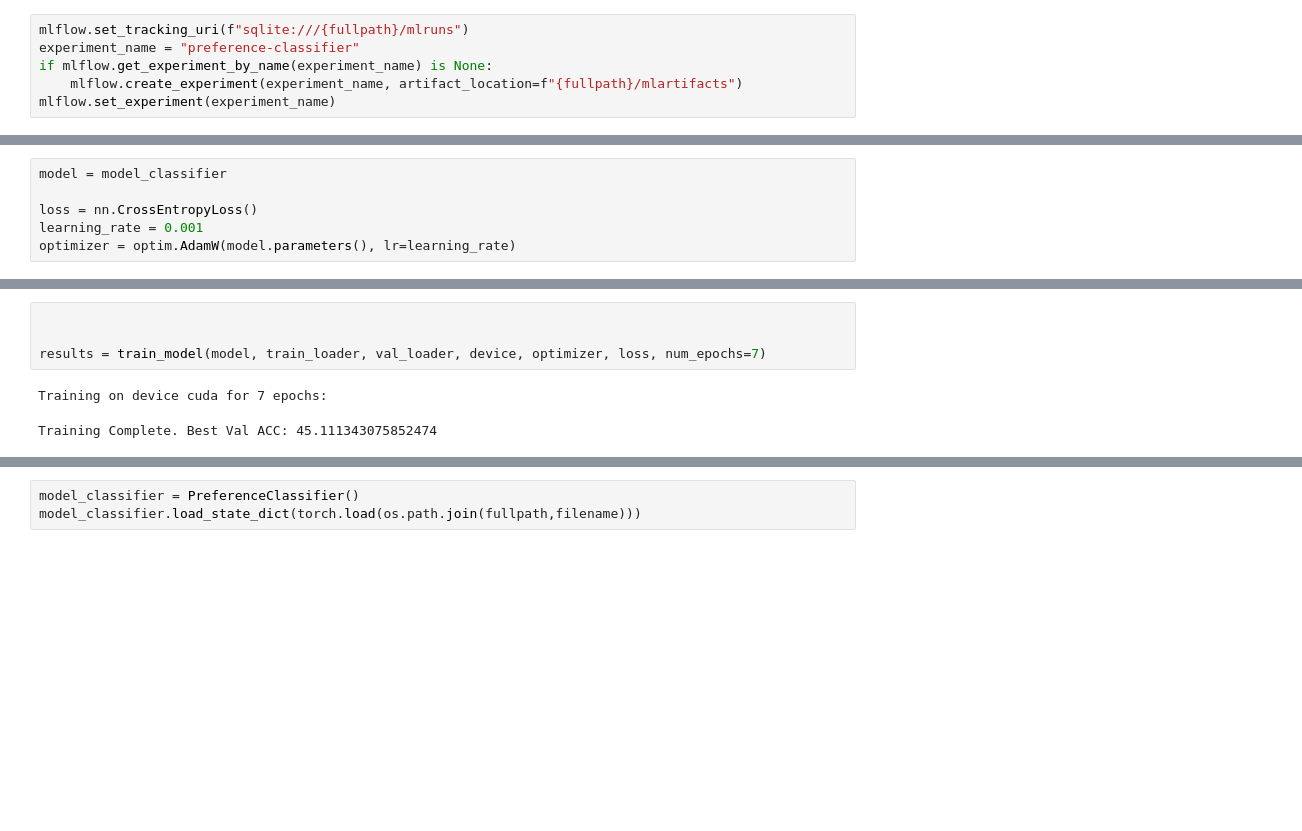
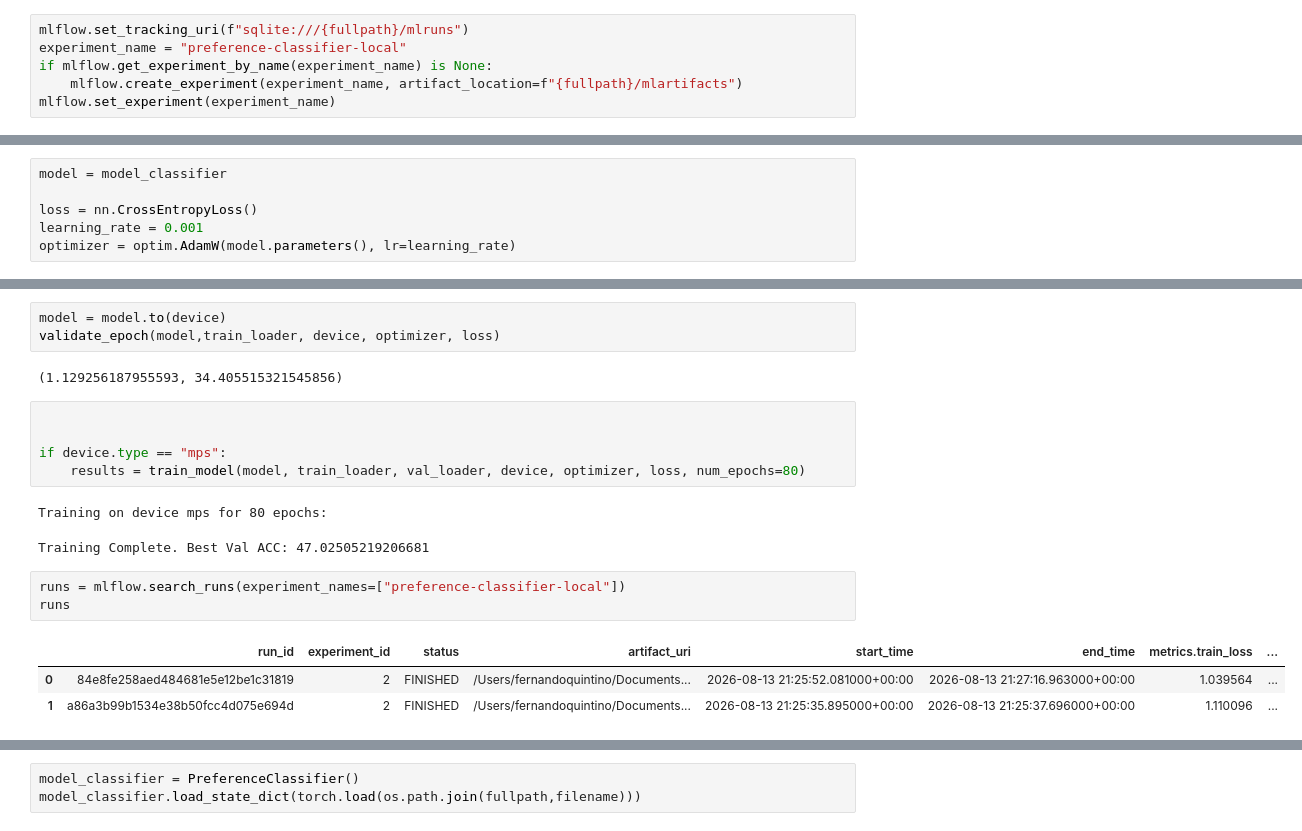
Before and after one commit to fernandoquintino/llm-classification-finetuning, a Jupyter notebook: LLM_kaggle_proect.ipynb, the cells around one changed output, grey strips where cells are left out. Cells and saved outputs as stored; diff of their text form; blank space fills up the shorter version.

Commit message:
Run training locally

```diff
--- a/LLM_kaggle_proect.ipynb
+++ b/LLM_kaggle_proect.ipynb
@@ -82,6 +92,6 @@ mlruns
 # %%
 mlflow.set_tracking_uri(f"sqlite:///{fullpath}/mlruns")
-experiment_name = "preference-classifier"
+experiment_name = "preference-classifier-local"
 if mlflow.get_experiment_by_name(experiment_name) is None:
     mlflow.create_experiment(experiment_name, artifact_location=f"{fullpath}/mlartifacts")
 mlflow.set_experiment(experiment_name)
@@ -729,10 +749,23 @@ optimizer = optim.AdamW(model.parameters(), lr=learning_rate)
+# %%
+model = model.to(device)
+validate_epoch(model,train_loader, device, optimizer, loss)
+# %% [output]
+(1.129256187955593, 34.405515321545856)
 # %%
 
 
-results = train_model(model, train_loader, val_loader, device, optimizer, loss, num_epochs=7)
+if device.type == "mps":
+    results = train_model(model, train_loader, val_loader, device, optimizer, loss, num_epochs=80)
 # %% [output]
-Training on device cuda for 7 epochs:
+Training on device mps for 80 epochs:
-Training Complete. Best Val ACC: 45.111343075852474
+Training Complete. Best Val ACC: 47.02505219206681
+# %%
+runs = mlflow.search_runs(experiment_names=["preference-classifier-local"])
+runs
+# %% [output]
+|  | run_id | experiment_id | status | artifact_uri | start_time | end_time | metrics.train_loss | ... |
+| 0 | 84e8fe258aed484681e5e12be1c31819 | 2 | FINISHED | /Users/fernandoquintino/Documents... | 2026-08-13 21:25:52.081000+00:00 | 2026-08-13 21:27:16.963000+00:00 | 1.039564 | ... |
+| 1 | a86a3b99b1534e38b50fcc4d075e694d | 2 | FINISHED | /Users/fernandoquintino/Documents... | 2026-08-13 21:25:35.895000+00:00 | 2026-08-13 21:25:37.696000+00:00 | 1.110096 | ... |
 # %%
 filename = f"model_classifier Val Acc {results["best_acc"]}.pt"
 torch.save(
```
Also changed, not shown: parts of 12 cells of this notebook.
